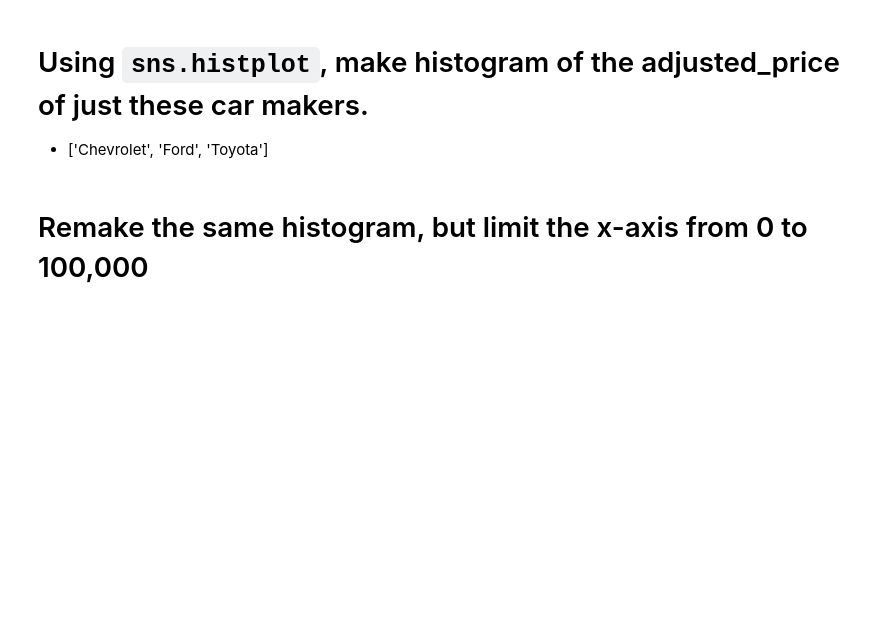
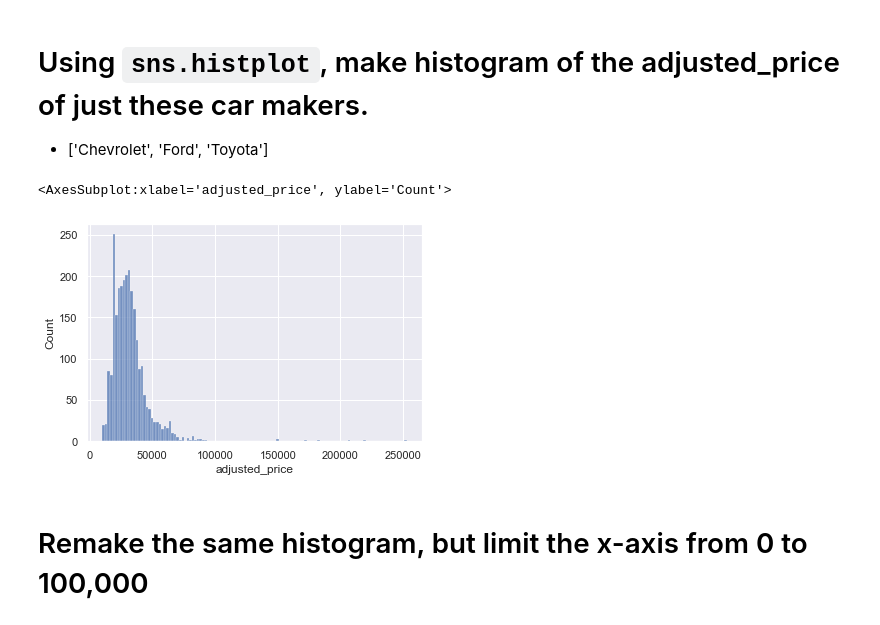
Before and after one commit to diya-sharma/2021-spring-data-science, a Jupyter notebook: Week2-EDA/Exercise-EDA.ipynb, the cells around one changed output. Cells and saved outputs as stored; diff of their text form; code cells hidden in the pictures; blank space fills up the shorter version.

```diff
--- a/Week2-EDA/Exercise-EDA.ipynb
+++ b/Week2-EDA/Exercise-EDA.ipynb
@@ -204,6 +210,13 @@ See the caveats in the documentation: https://pandas.pydata.org/pandas-docs/stab
 * ['Chevrolet', 'Ford', 'Toyota']
 # %%
 # Using `sns.histplot`, make histogram of the adjusted_price of just these car makers.
+
+Makers=['Chevrolet', 'Ford', 'Toyota']
+cond=df[df.Make.isin(Makers)==True]
+sns.histplot(data=cond, x='adjusted_price')
+# %% [output]
+<AxesSubplot:xlabel='adjusted_price', ylabel='Count'>
+[figure, added]
 # %% [markdown]
 # Remake the same histogram, but limit the x-axis from 0 to 100,000
 # %%
```
Also changed, not shown: parts of 15 cells of this notebook.
